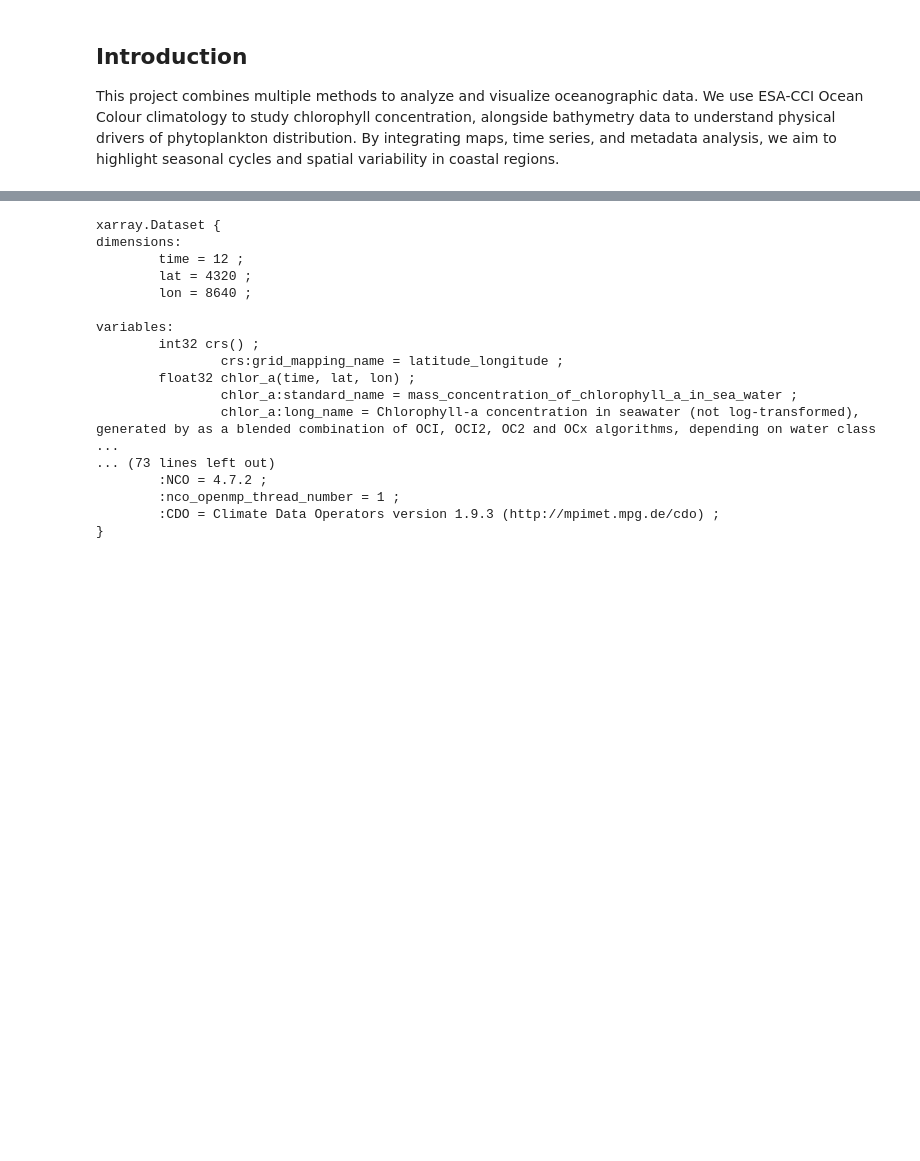
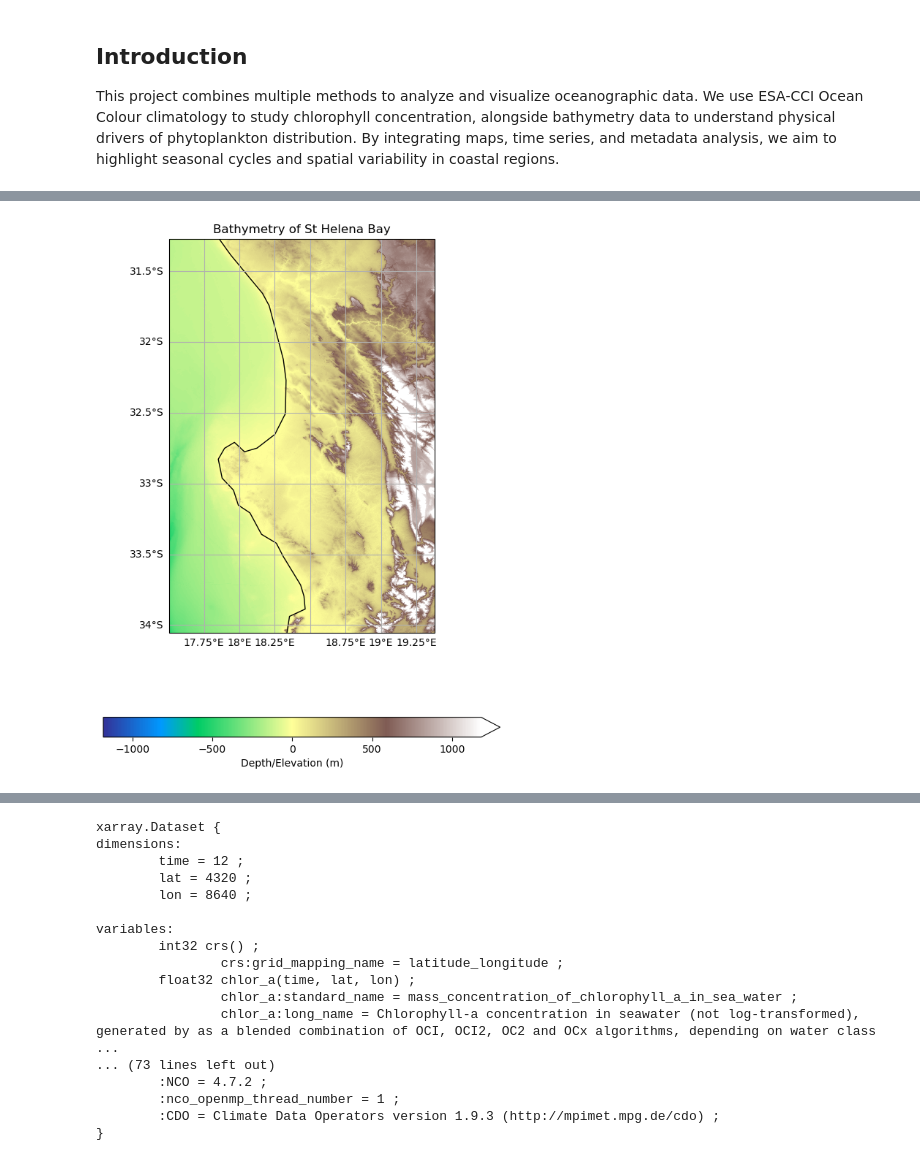
Before and after one commit to koketso18232/SAMOS2026-Core3CS-ASAYIKO, a Jupyter notebook: E5/Exercise5.ipynb, the cells around one changed output, grey strips where cells are left out. Saved outputs shown, nothing was run; the diff lists cells and outputs as text; code cells hidden in the pictures; blank space fills up the shorter version.

```diff
--- a/E5/Exercise5.ipynb
+++ b/E5/Exercise5.ipynb
@@ -12,0 +27,4 @@ By integrating maps, time series, and metadata analysis, we aim to highlight sea
+# %%
+#Load bathymetry dataset downloaded from GMRT MapTool
+bathy=xr.open_dataset('GMRTv4_4_1_20260513topo.grd')
+bathy
@@ -12,0 +44,26 @@ By integrating maps, time series, and metadata analysis, we aim to highlight sea
+# %%
+fig, axis = plt.subplots(
+    1, 1, figsize=(10, 10),
+    subplot_kw=dict(projection=ccrs.PlateCarree())  # coastal region
+)
+
+bathy['altitude'].plot(
+    ax=axis,
+    cmap='terrain',
+    robust=True,
+    cbar_kwargs={'orientation': 'horizontal', 'shrink: 0.7,
+                 'label':'Depth/Elevation (m)'},
+    transform=ccrs.PlateCarree()
+)
+
+axis.coastlines(resolution='50m', color='black')
+
+# Add gridlines but remove top/right labels
+gl = axis.gridlines(draw_labels=True)
+gl.top_labels = False   # remove top labels
+gl.right_labels = False # remove right labels
+
+plt.title('Bathymetry of St Helena Bay')
+plt.show()
+# %% [output]
+[figure, added]
```
Also changed, not shown: parts of 4 cells of this notebook.
